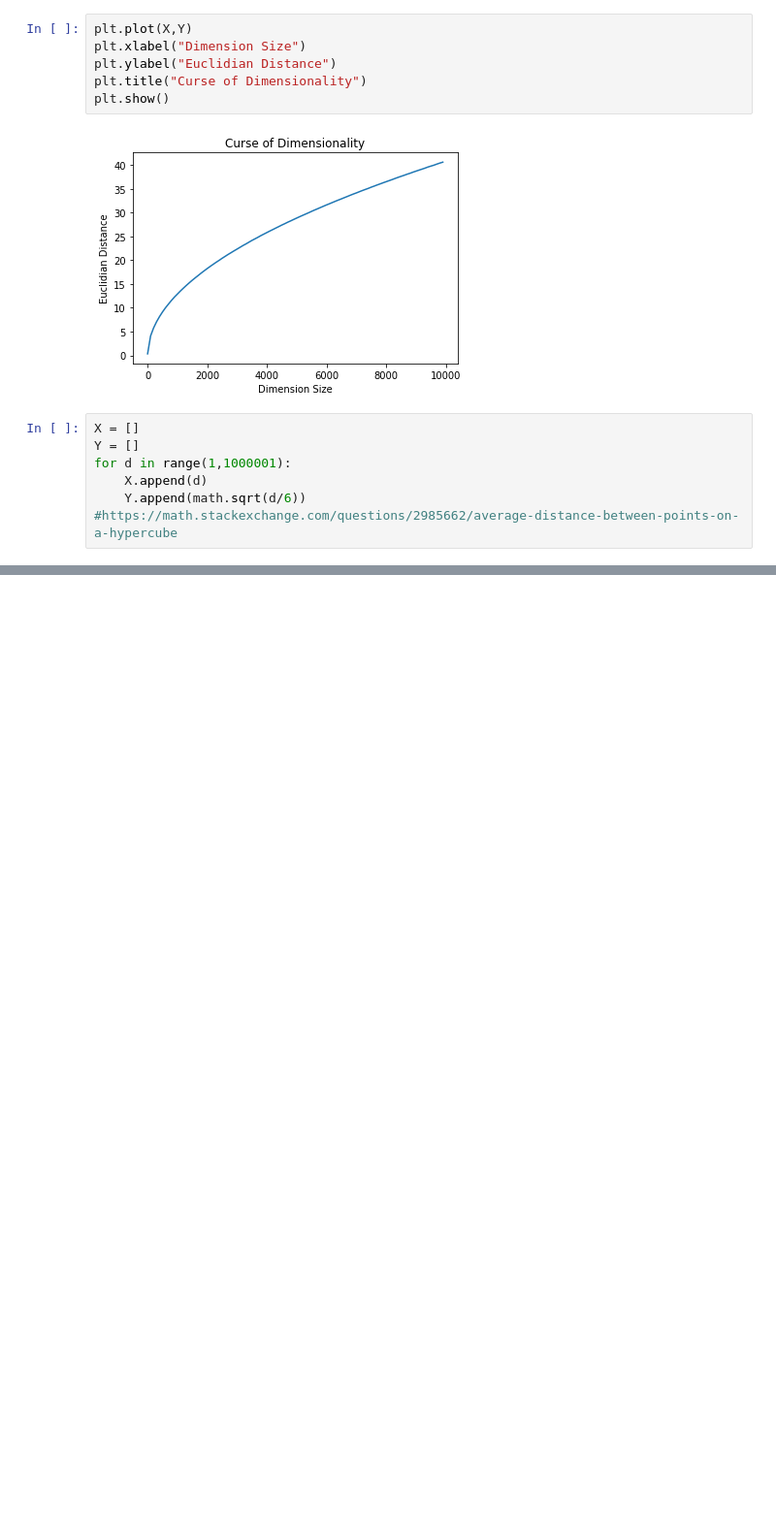
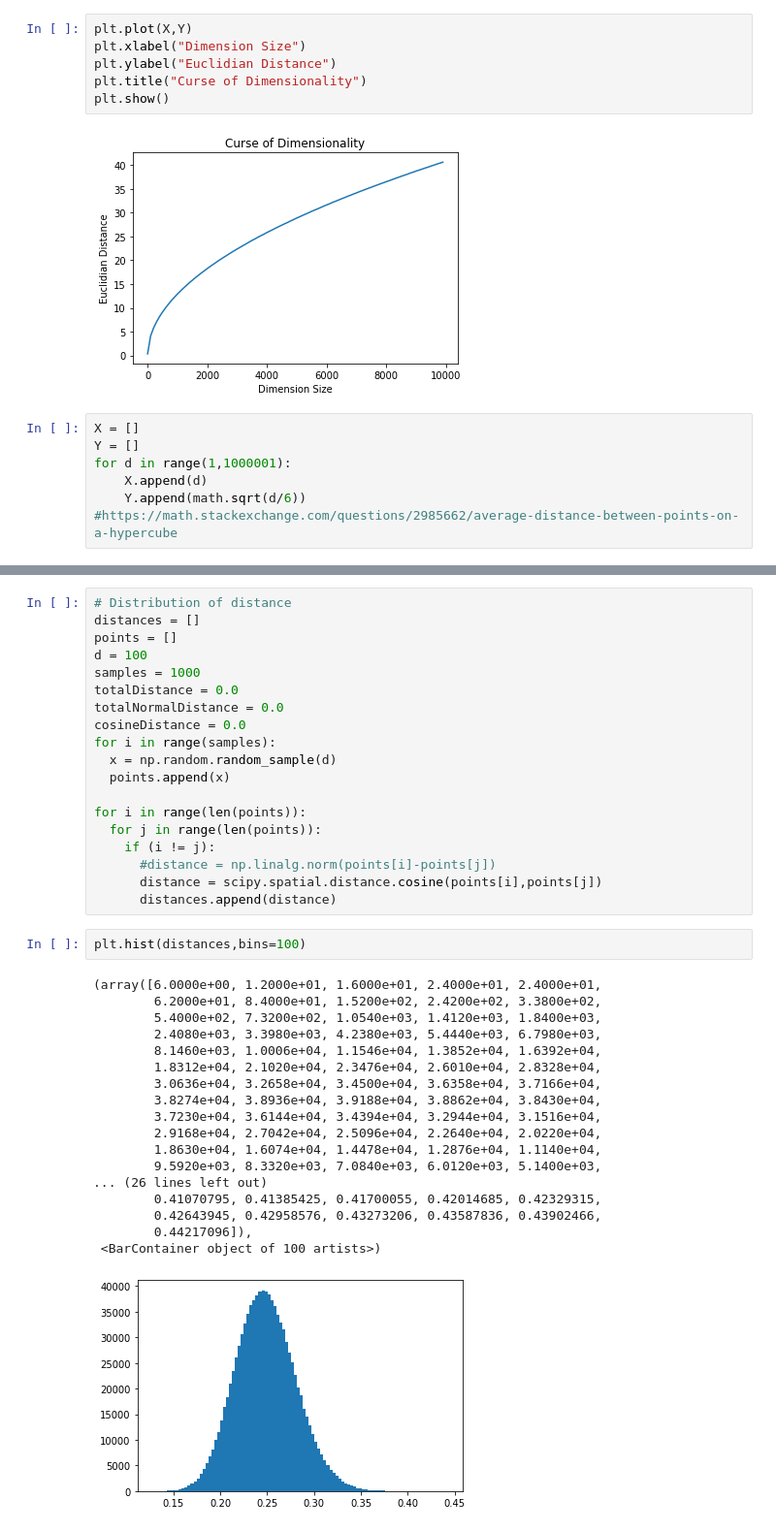
Before and after one commit to slankas/DataScienceNotebooks, a Jupyter notebook: FeatureCreation/DistanceAndDimensionalityCurse.ipynb, the cells around one changed output, grey strips where cells are left out. Shown at 97% size. Saved outputs shown, nothing was run; the diff lists cells and outputs as text; blank space fills up the shorter version.

Commit message:
DimensionalityCurse - Show distribution

```diff
--- a/FeatureCreation/DistanceAndDimensionalityCurse.ipynb
+++ b/FeatureCreation/DistanceAndDimensionalityCurse.ipynb
@@ -70,0 +70,40 @@ plt.show()
+# %%
+# Distribution of distance
+distances = []
+points = []
+d = 100
+samples = 1000
+totalDistance = 0.0
+totalNormalDistance = 0.0
+cosineDistance = 0.0
+for i in range(samples):
+  x = np.random.random_sample(d)
+  points.append(x)
+
+for i in range(len(points)):
+  for j in range(len(points)):
+    if (i != j):
+      #distance = np.linalg.norm(points[i]-points[j])
+      distance = scipy.spatial.distance.cosine(points[i],points[j])
+      distances.append(distance)
+# %%
+plt.hist(distances,bins=100)
+# %% [output]
+(array([6.0000e+00, 1.2000e+01, 1.6000e+01, 2.4000e+01, 2.4000e+01,
+        6.2000e+01, 8.4000e+01, 1.5200e+02, 2.4200e+02, 3.3800e+02,
+        5.4000e+02, 7.3200e+02, 1.0540e+03, 1.4120e+03, 1.8400e+03,
+        2.4080e+03, 3.3980e+03, 4.2380e+03, 5.4440e+03, 6.7980e+03,
+        8.1460e+03, 1.0006e+04, 1.1546e+04, 1.3852e+04, 1.6392e+04,
+        1.8312e+04, 2.1020e+04, 2.3476e+04, 2.6010e+04, 2.8328e+04,
+        3.0636e+04, 3.2658e+04, 3.4500e+04, 3.6358e+04, 3.7166e+04,
+        3.8274e+04, 3.8936e+04, 3.9188e+04, 3.8862e+04, 3.8430e+04,
+        3.7230e+04, 3.6144e+04, 3.4394e+04, 3.2944e+04, 3.1516e+04,
+        2.9168e+04, 2.7042e+04, 2.5096e+04, 2.2640e+04, 2.0220e+04,
+        1.8630e+04, 1.6074e+04, 1.4478e+04, 1.2876e+04, 1.1140e+04,
+        9.5920e+03, 8.3320e+03, 7.0840e+03, 6.0120e+03, 5.1400e+03,
+... (26 lines left out)
+        0.41070795, 0.41385425, 0.41700055, 0.42014685, 0.42329315,
+        0.42643945, 0.42958576, 0.43273206, 0.43587836, 0.43902466,
+        0.44217096]),
+ <BarContainer object of 100 artists>)
+[figure, added]
```
Also changed, not shown: parts of 3 cells of this notebook.
